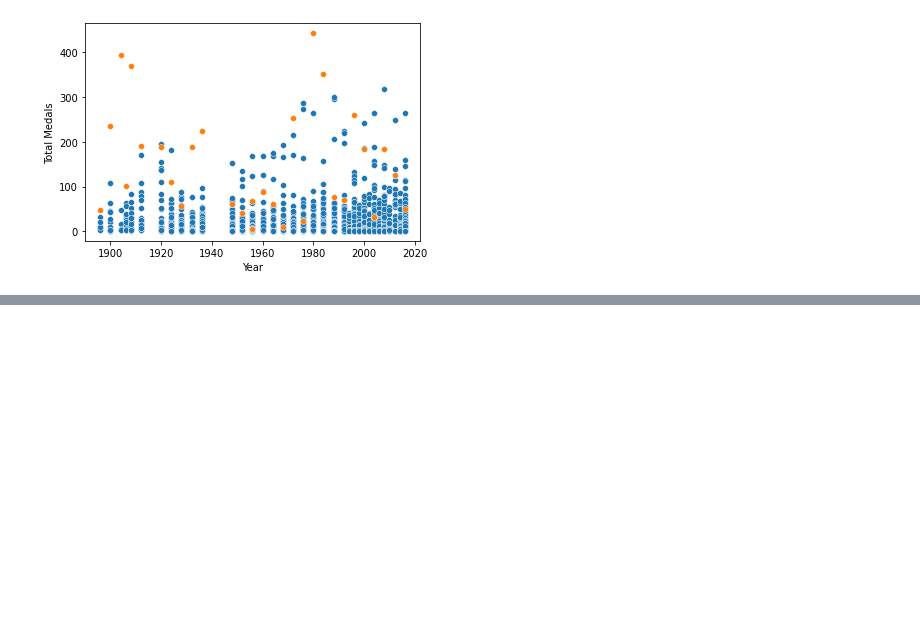
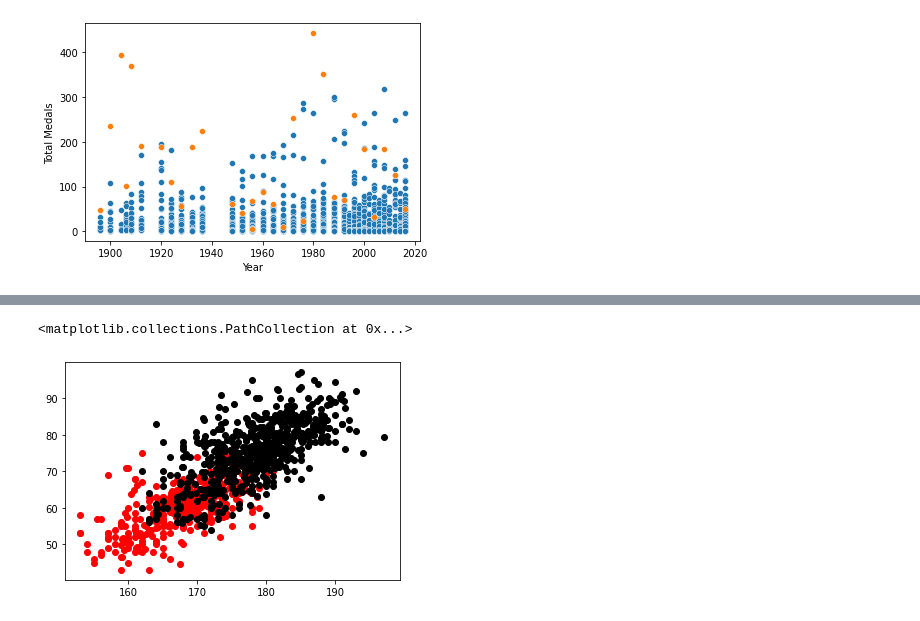
Before and after one commit to Nourankh20/Data-Visualization, a Jupyter notebook: Visualization.ipynb, the cells around one changed output, grey strips where cells are left out. Drawn from its saved outputs; the diff is of its cells as text; code cells hidden in the pictures; blank space fills up the shorter version.

```diff
--- a/Visualization.ipynb
+++ b/Visualization.ipynb
@@ -731 +717,20 @@ plt.show()
 [figure]
+# %%
+Gold = Olympics_data_cleaned[Olympics_data_cleaned['Medal'] == 'Gold']
+Gold_female = Gold[Gold['Sex'] == 'F']
+Gold_male = Gold[Gold['Sex'] == 'M']
+
+mean_gold_female_height = Gold_female.groupby(['Sport','region'])['Height'].mean().values
+mean_gold_female_weight = Gold_female.groupby(['Sport','region'])['Weight'].mean().values
+
+mean_gold_male_height = Gold_male.groupby(['Sport','region'])['Height'].mean().values
+mean_gold_male_weight = Gold_male.groupby(['Sport','region'])['Weight'].mean().values
+# %%
+# plt.plot( np.arange(len(mean_gold_female_height.values)),mean_gold_female_height)
+# plt.plot( np.arange(len(mean_gold_female_weight.values)),mean_gold_female_weight)
+plt.scatter(mean_gold_female_height,mean_gold_female_weight, c= 'red')
+
+plt.scatter(mean_gold_male_height,mean_gold_male_weight, c= 'black')
+# %% [output]
+<matplotlib.collections.PathCollection at 0x...>
+[figure, added]
```
Also changed, not shown: parts of 16 cells of this notebook.
